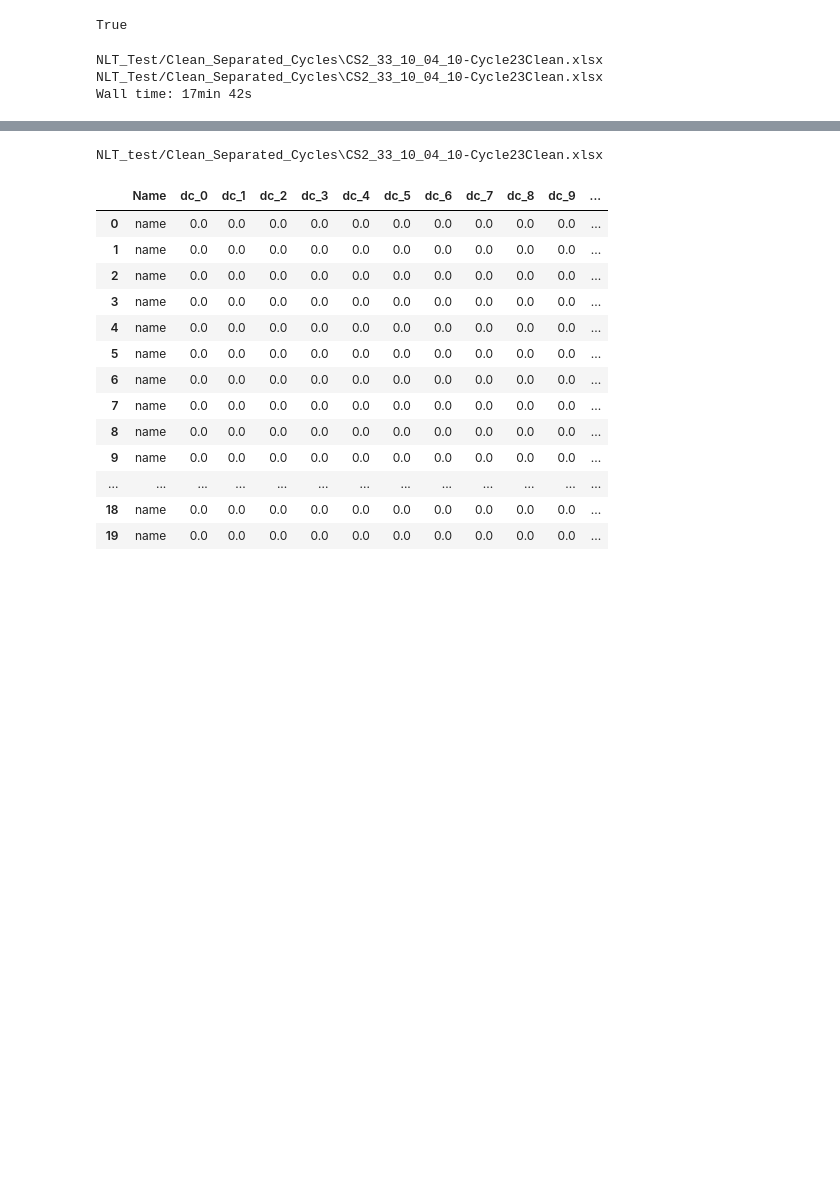
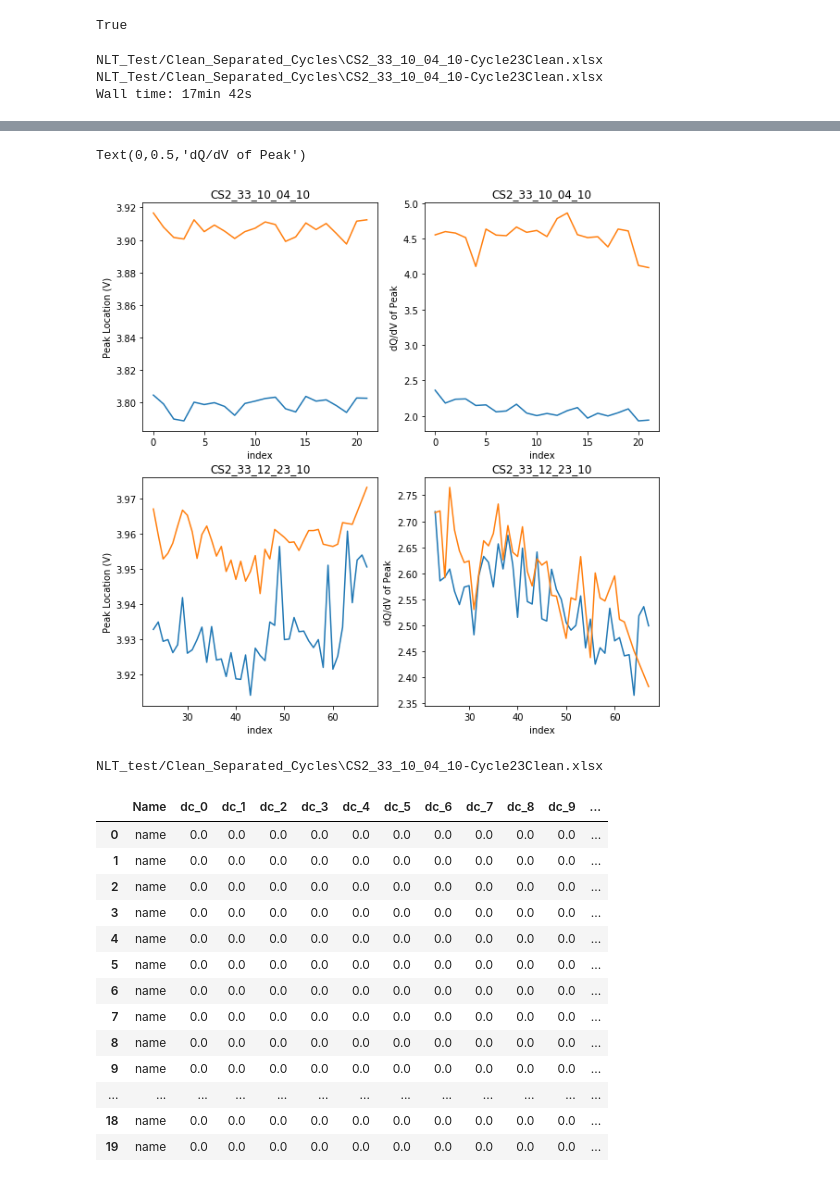
Before and after one commit to nicolet5/DiffCapAnalyzer, a Jupyter notebook: chachies/FittingFunctionDev.ipynb, the cells around one changed output, grey strips where cells are left out. Drawn from its saved outputs; the diff is of its cells as text; code cells hidden in the pictures; blank space fills up the shorter version.

```diff
--- a/chachies/FittingFunctionDev.ipynb
+++ b/chachies/FittingFunctionDev.ipynb
@@ -87,0 +89,5 @@ writer.save()
+# %%
+bat1 = df.iloc[0:22, :]
+
+bat2 = df.iloc[23:, :]
+bat2['ch_7'][bat2['ch_7']!=0]
@@ -88,3 +112,25 @@ writer.save()
+# %%
+fig, axes = plt.subplots(2, 2, figsize=(10, 10))
+#plt.figure(figsize=(10, 10), facecolor='w', edgecolor='k')
+axes[0, 0].plot(bat1.index, bat1['ch_4'], bat1.index, bat1['ch_7'])
+axes[0, 0].set_title('CS2_33_10_04_10')
+axes[0, 0].set_xlabel('index')
+axes[0, 0].set_ylabel('Peak Location (V)')
+axes[0, 1].plot(bat1.index, bat1['ch_5'], bat1.index, bat1['ch_8'])
+axes[0, 1].set_title('CS2_33_10_04_10')
+axes[0, 1].set_xlabel('index')
+axes[0, 1].set_ylabel('dQ/dV of Peak')
+axes[1, 0].plot(bat2.index, bat2['ch_4'], bat2['ch_7'][bat2['ch_7']!=0].index, bat2['ch_7'][bat2['ch_7']!=0])
+axes[1, 0].set_title('CS2_33_12_23_10')
+axes[1, 0].set_xlabel('index')
+axes[1, 0].set_ylabel('Peak Location (V)')
+axes[1, 1].plot(bat2.index, bat2['ch_5'], bat2['ch_8'][bat2['ch_8']!=0].index, bat2['ch_8'][bat2['ch_8']!=0])
+axes[1, 1].set_title('CS2_33_12_23_10')
+axes[1, 1].set_xlabel('index')
+axes[1, 1].set_ylabel('dQ/dV of Peak')
+# %% [output]
+Text(0,0.5,'dQ/dV of Peak')
+[figure, added]
 # %%
 import descriptors
 charge_desc, discharge_desc = descriptors.imp_all('NLT_test/Clean_Separated_Cycles', 'CS2_33_10_04_10')
```
Also changed, not shown: parts of 7 cells of this notebook, 1 other file.
